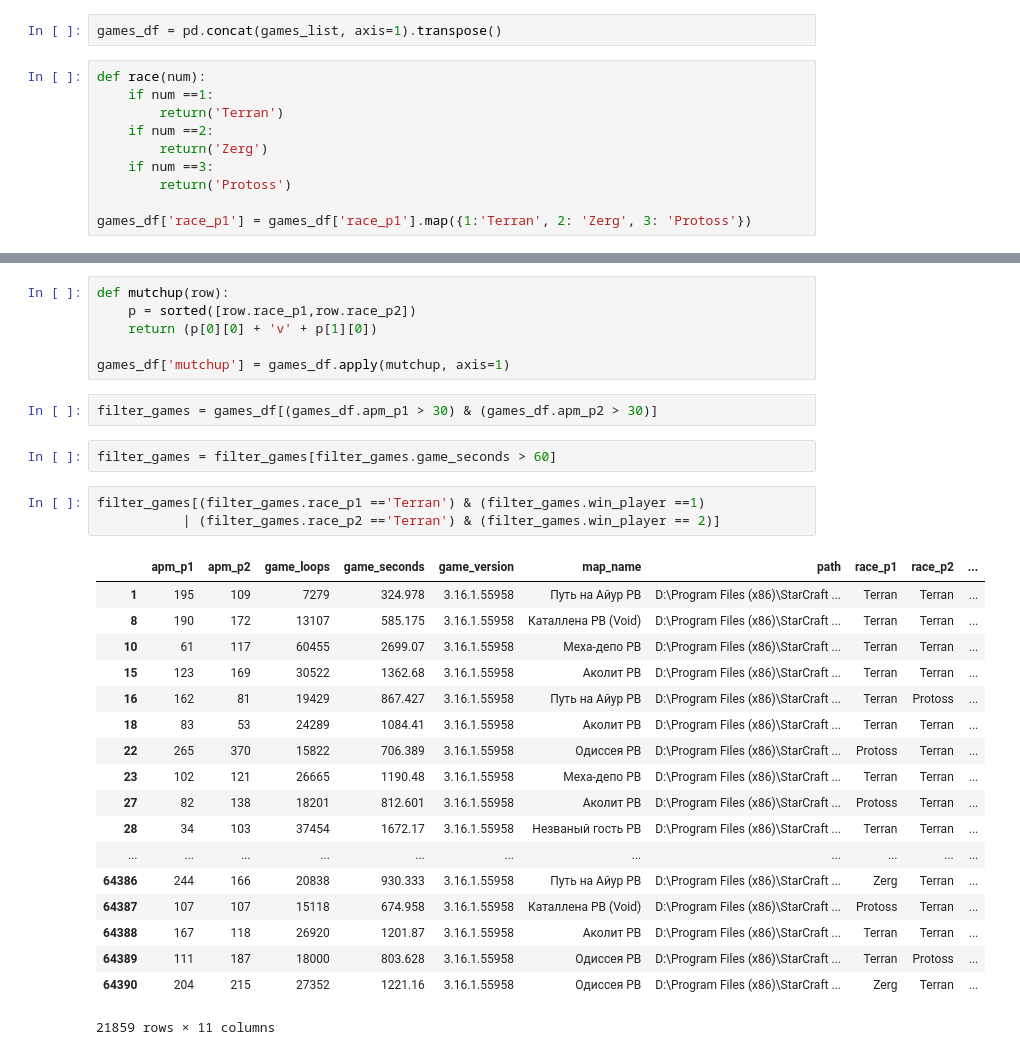
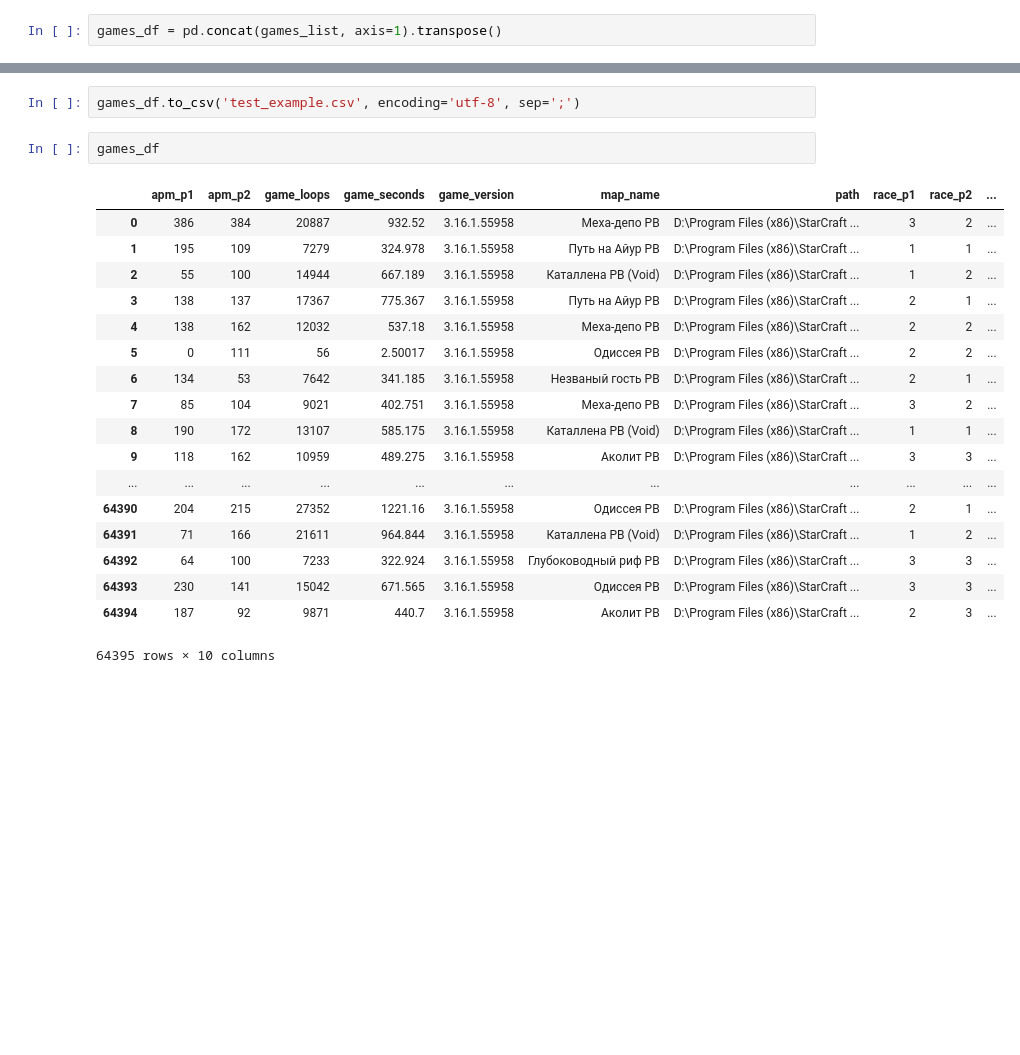
Before and after one commit to arturblch/pysc2_help, a Jupyter notebook: notebooks/Data Mining.ipynb, the cells around one changed output, grey strips where cells are left out. Cells and saved outputs as stored; diff of their text form; blank space fills up the shorter version.

```diff
--- a/notebooks/Data Mining.ipynb
+++ b/notebooks/Data Mining.ipynb
@@ -100,13 +100,3 @@ win_player                                                      2
 dtype: object
 # %%
 games_df = pd.concat(games_list, axis=1).transpose()
-# %%
-def race(num):
-    if num ==1:
-        return('Terran')
-    if num ==2:
-        return('Zerg')
-    if num ==3:
-        return('Protoss')
-
-games_df['race_p1'] = games_df['race_p1'].map({1:'Terran', 2: 'Zerg', 3: 'Protoss'})
@@ -131,32 +103,23 @@ Name: map_name, dtype: float64
-# %%
-def mutchup(row):
-    p = sorted([row.race_p1,row.race_p2])
-    return (p[0][0] + 'v' + p[1][0])
-
-games_df['mutchup'] = games_df.apply(mutchup, axis=1)
-# %%
-filter_games = games_df[(games_df.apm_p1 > 30) & (games_df.apm_p2 > 30)]
-# %%
-filter_games = filter_games[filter_games.game_seconds > 60]
-# %%
-filter_games[(filter_games.race_p1 =='Terran') & (filter_games.win_player ==1)
-           | (filter_games.race_p2 =='Terran') & (filter_games.win_player == 2)]
-# %% [output]
-|  | apm_p1 | apm_p2 | game_loops | game_seconds | game_version | map_name | path | race_p1 | race_p2 | ... |
-| 1 | 195 | 109 | 7279 | 324.978 | 3.16.1.55958 | Путь на Айур РВ | D:\Program Files (x86)\StarCraft ... | Terran | Terran | ... |
-| 8 | 190 | 172 | 13107 | 585.175 | 3.16.1.55958 | Каталлена РВ (Void) | D:\Program Files (x86)\StarCraft ... | Terran | Terran | ... |
-| 10 | 61 | 117 | 60455 | 2699.07 | 3.16.1.55958 | Меха-депо РВ | D:\Program Files (x86)\StarCraft ... | Terran | Terran | ... |
-| 15 | 123 | 169 | 30522 | 1362.68 | 3.16.1.55958 | Аколит РВ | D:\Program Files (x86)\StarCraft ... | Terran | Terran | ... |
-| 16 | 162 | 81 | 19429 | 867.427 | 3.16.1.55958 | Путь на Айур РВ | D:\Program Files (x86)\StarCraft ... | Terran | Protoss | ... |
-| 18 | 83 | 53 | 24289 | 1084.41 | 3.16.1.55958 | Аколит РВ | D:\Program Files (x86)\StarCraft ... | Terran | Terran | ... |
-| 22 | 265 | 370 | 15822 | 706.389 | 3.16.1.55958 | Одиссея РВ | D:\Program Files (x86)\StarCraft ... | Protoss | Terran | ... |
-| 23 | 102 | 121 | 26665 | 1190.48 | 3.16.1.55958 | Меха-депо РВ | D:\Program Files (x86)\StarCraft ... | Terran | Terran | ... |
-| 27 | 82 | 138 | 18201 | 812.601 | 3.16.1.55958 | Аколит РВ | D:\Program Files (x86)\StarCraft ... | Protoss | Terran | ... |
-| 28 | 34 | 103 | 37454 | 1672.17 | 3.16.1.55958 | Незваный гость РВ | D:\Program Files (x86)\StarCraft ... | Terran | Terran | ... |
-| ... | ... | ... | ... | ... | ... | ... | ... | ... | ... | ... |
-| 64386 | 244 | 166 | 20838 | 930.333 | 3.16.1.55958 | Путь на Айур РВ | D:\Program Files (x86)\StarCraft ... | Zerg | Terran | ... |
-| 64387 | 107 | 107 | 15118 | 674.958 | 3.16.1.55958 | Каталлена РВ (Void) | D:\Program Files (x86)\StarCraft ... | Protoss | Terran | ... |
-| 64388 | 167 | 118 | 26920 | 1201.87 | 3.16.1.55958 | Аколит РВ | D:\Program Files (x86)\StarCraft ... | Terran | Terran | ... |
-| 64389 | 111 | 187 | 18000 | 803.628 | 3.16.1.55958 | Одиссея РВ | D:\Program Files (x86)\StarCraft ... | Terran | Protoss | ... |
-| 64390 | 204 | 215 | 27352 | 1221.16 | 3.16.1.55958 | Одиссея РВ | D:\Program Files (x86)\StarCraft ... | Zerg | Terran | ... |
-21859 rows × 11 columns
+# %%
+games_df.to_csv('test_example.csv', encoding='utf-8', sep=';')
+# %%
+games_df
+# %% [output]
+|  | apm_p1 | apm_p2 | game_loops | game_seconds | game_version | map_name | path | race_p1 | race_p2 | ... |
+| 0 | 386 | 384 | 20887 | 932.52 | 3.16.1.55958 | Меха-депо РВ | D:\Program Files (x86)\StarCraft ... | 3 | 2 | ... |
+| 1 | 195 | 109 | 7279 | 324.978 | 3.16.1.55958 | Путь на Айур РВ | D:\Program Files (x86)\StarCraft ... | 1 | 1 | ... |
+| 2 | 55 | 100 | 14944 | 667.189 | 3.16.1.55958 | Каталлена РВ (Void) | D:\Program Files (x86)\StarCraft ... | 1 | 2 | ... |
+| 3 | 138 | 137 | 17367 | 775.367 | 3.16.1.55958 | Путь на Айур РВ | D:\Program Files (x86)\StarCraft ... | 2 | 1 | ... |
+| 4 | 138 | 162 | 12032 | 537.18 | 3.16.1.55958 | Меха-депо РВ | D:\Program Files (x86)\StarCraft ... | 2 | 2 | ... |
+| 5 | 0 | 111 | 56 | 2.50017 | 3.16.1.55958 | Одиссея РВ | D:\Program Files (x86)\StarCraft ... | 2 | 2 | ... |
+| 6 | 134 | 53 | 7642 | 341.185 | 3.16.1.55958 | Незваный гость РВ | D:\Program Files (x86)\StarCraft ... | 2 | 1 | ... |
+| 7 | 85 | 104 | 9021 | 402.751 | 3.16.1.55958 | Меха-депо РВ | D:\Program Files (x86)\StarCraft ... | 3 | 2 | ... |
+| 8 | 190 | 172 | 13107 | 585.175 | 3.16.1.55958 | Каталлена РВ (Void) | D:\Program Files (x86)\StarCraft ... | 1 | 1 | ... |
+| 9 | 118 | 162 | 10959 | 489.275 | 3.16.1.55958 | Аколит РВ | D:\Program Files (x86)\StarCraft ... | 3 | 3 | ... |
+| ... | ... | ... | ... | ... | ... | ... | ... | ... | ... | ... |
+| 64390 | 204 | 215 | 27352 | 1221.16 | 3.16.1.55958 | Одиссея РВ | D:\Program Files (x86)\StarCraft ... | 2 | 1 | ... |
+| 64391 | 71 | 166 | 21611 | 964.844 | 3.16.1.55958 | Каталлена РВ (Void) | D:\Program Files (x86)\StarCraft ... | 1 | 2 | ... |
+| 64392 | 64 | 100 | 7233 | 322.924 | 3.16.1.55958 | Глубоководный риф РВ | D:\Program Files (x86)\StarCraft ... | 3 | 3 | ... |
+| 64393 | 230 | 141 | 15042 | 671.565 | 3.16.1.55958 | Одиссея РВ | D:\Program Files (x86)\StarCraft ... | 3 | 3 | ... |
+| 64394 | 187 | 92 | 9871 | 440.7 | 3.16.1.55958 | Аколит РВ | D:\Program Files (x86)\StarCraft ... | 2 | 3 | ... |
+64395 rows × 10 columns
```
Also changed, not shown: parts of 3 cells of this notebook, 3 other files.
